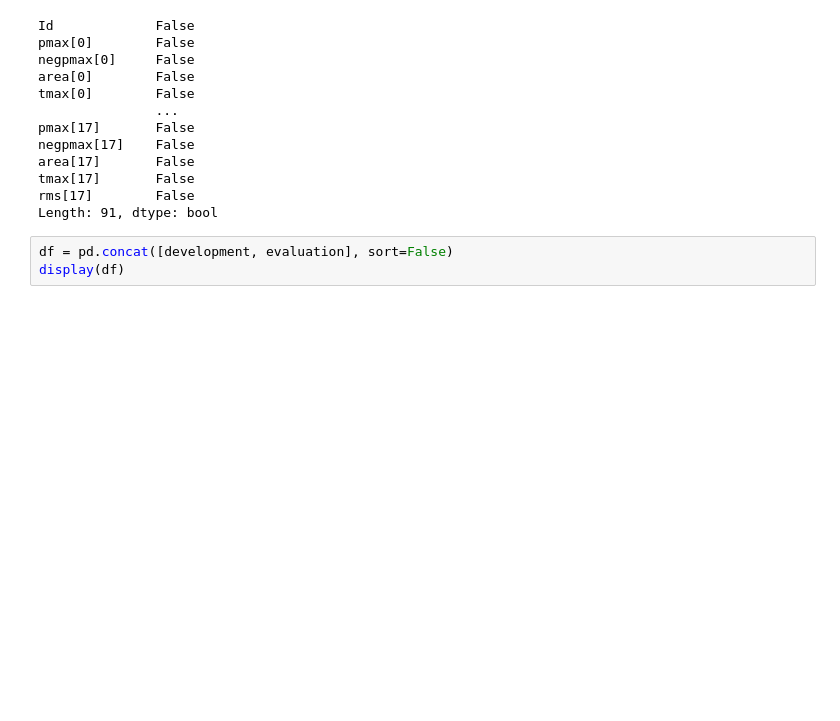
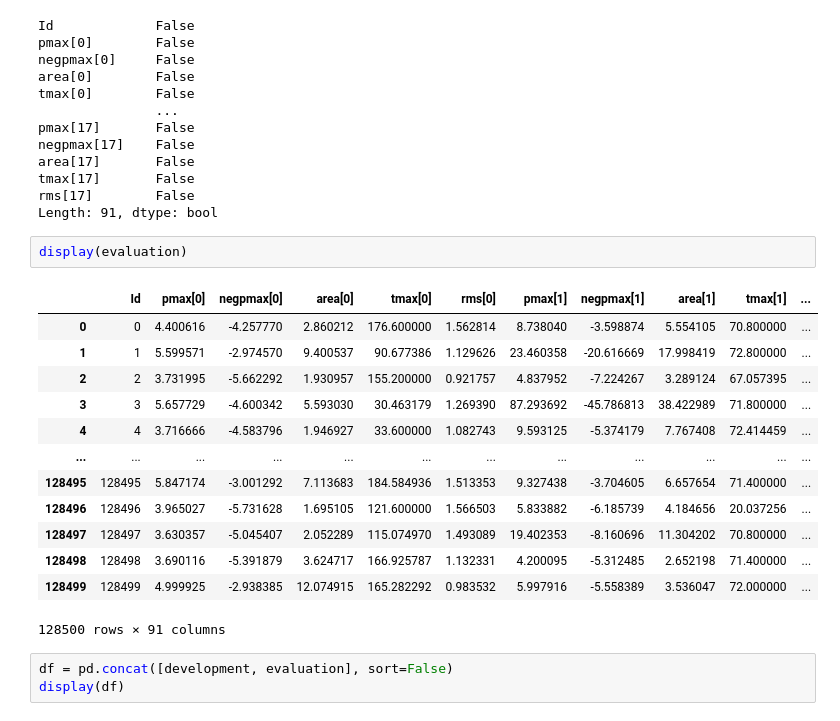
Before and after one commit to dsmasterproject/DSL-23-24Project, a Jupyter notebook: outliers_analysis/randomforest_importancescore.ipynb, the cells around one changed output. Saved outputs shown, nothing was run; the diff lists cells and outputs as text; blank space fills up the shorter version.

```diff
--- a/outliers_analysis/randomforest_importancescore.ipynb
+++ b/outliers_analysis/randomforest_importancescore.ipynb
@@ -23,6 +23,22 @@ area[17]       False
 tmax[17]       False
 rms[17]        False
 Length: 91, dtype: bool
+# %%
+display(evaluation)
+# %% [output]
+|  | Id | pmax[0] | negpmax[0] | area[0] | tmax[0] | rms[0] | pmax[1] | negpmax[1] | area[1] | tmax[1] | ... |
+| 0 | 0 | 4.400616 | -4.257770 | 2.860212 | 176.600000 | 1.562814 | 8.738040 | -3.598874 | 5.554105 | 70.800000 | ... |
+| 1 | 1 | 5.599571 | -2.974570 | 9.400537 | 90.677386 | 1.129626 | 23.460358 | -20.616669 | 17.998419 | 72.800000 | ... |
+| 2 | 2 | 3.731995 | -5.662292 | 1.930957 | 155.200000 | 0.921757 | 4.837952 | -7.224267 | 3.289124 | 67.057395 | ... |
+| 3 | 3 | 5.657729 | -4.600342 | 5.593030 | 30.463179 | 1.269390 | 87.293692 | -45.786813 | 38.422989 | 71.800000 | ... |
+| 4 | 4 | 3.716666 | -4.583796 | 1.946927 | 33.600000 | 1.082743 | 9.593125 | -5.374179 | 7.767408 | 72.414459 | ... |
+| ... | ... | ... | ... | ... | ... | ... | ... | ... | ... | ... | ... |
+| 128495 | 128495 | 5.847174 | -3.001292 | 7.113683 | 184.584936 | 1.513353 | 9.327438 | -3.704605 | 6.657654 | 71.400000 | ... |
+| 128496 | 128496 | 3.965027 | -5.731628 | 1.695105 | 121.600000 | 1.566503 | 5.833882 | -6.185739 | 4.184656 | 20.037256 | ... |
+| 128497 | 128497 | 3.630357 | -5.045407 | 2.052289 | 115.074970 | 1.493089 | 19.402353 | -8.160696 | 11.304202 | 70.800000 | ... |
+| 128498 | 128498 | 3.690116 | -5.391879 | 3.624717 | 166.925787 | 1.132331 | 4.200095 | -5.312485 | 2.652198 | 71.400000 | ... |
+| 128499 | 128499 | 4.999925 | -2.938385 | 12.074915 | 165.282292 | 0.983532 | 5.997916 | -5.558389 | 3.536047 | 72.000000 | ... |
+128500 rows × 91 columns
 # %%
 df = pd.concat([development, evaluation], sort=False)
 display(df)
```
Also changed, not shown: parts of 18 cells of this notebook, 1 other file.
